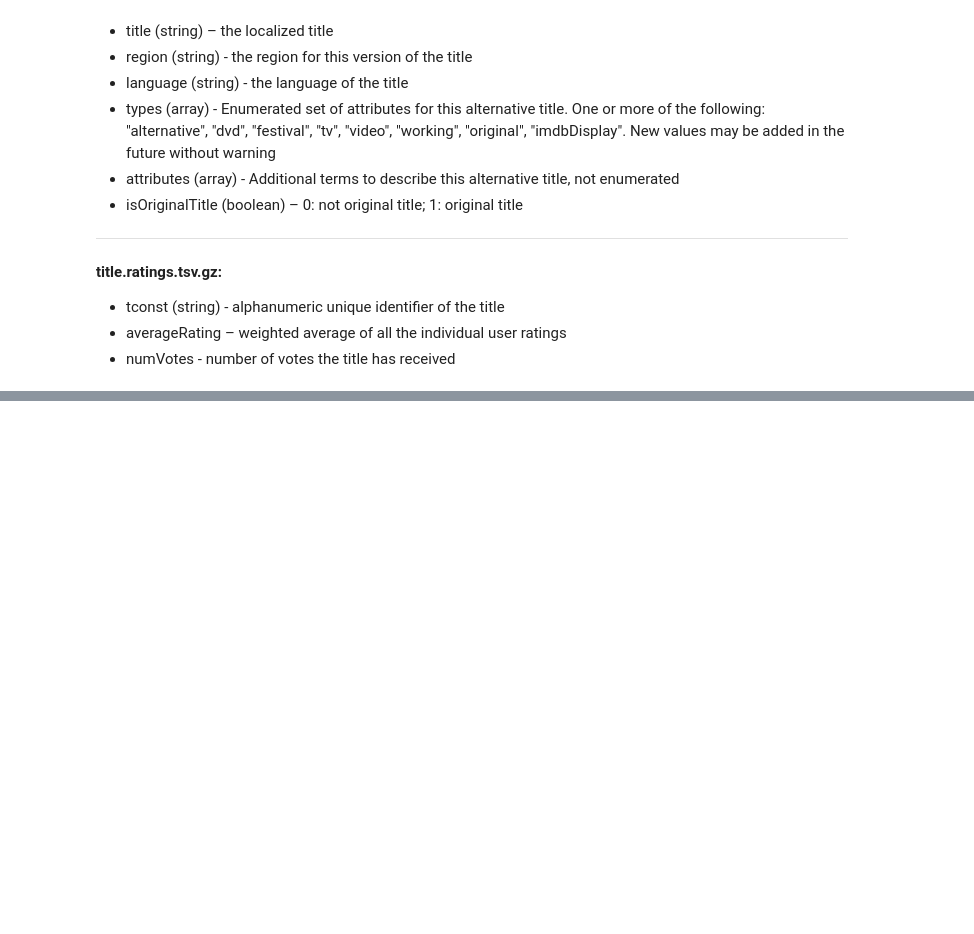
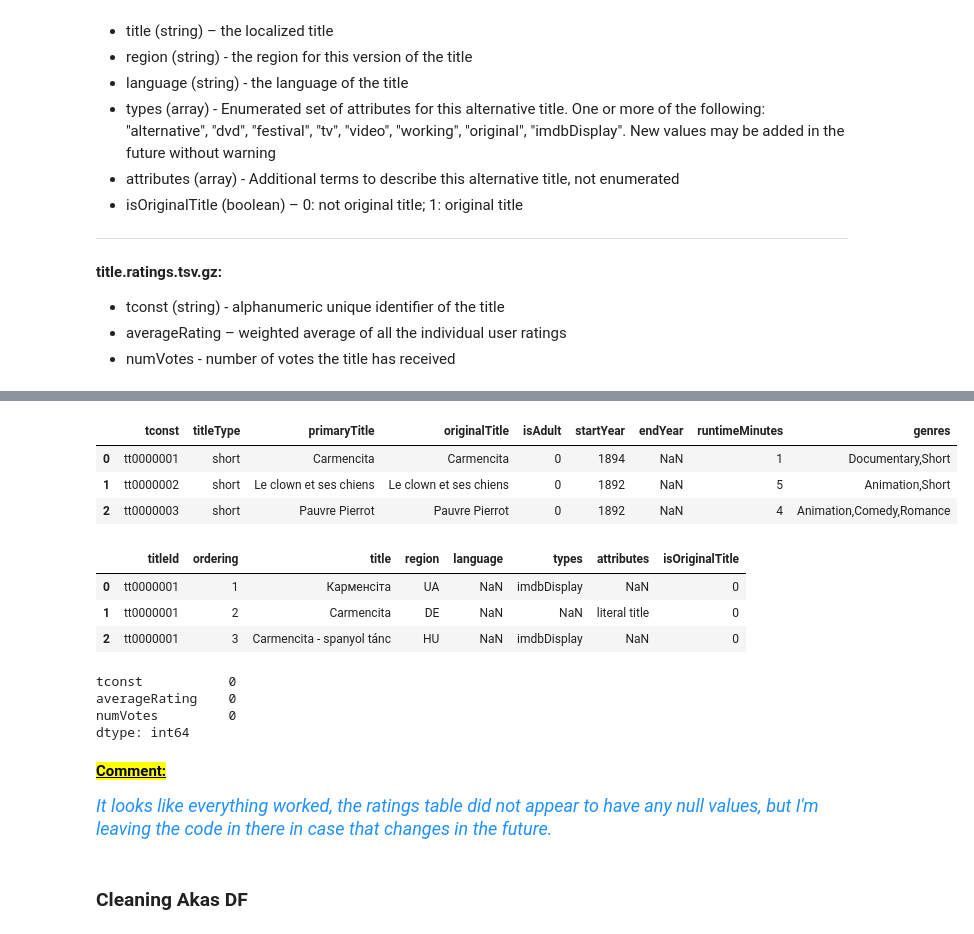
Before and after one commit to CRPeace/Movie_Data_API_Stats_Analysis, a Jupyter notebook: C.Peace_Project_3_Part_1.ipynb, the cells around one changed output, grey strips where cells are left out. Drawn from its saved outputs; the diff is of its cells as text; code cells hidden in the pictures; blank space fills up the shorter version.

```diff
--- a/C.Peace_Project_3_Part_1.ipynb
+++ b/C.Peace_Project_3_Part_1.ipynb
@@ -75,0 +122,32 @@ ratings = "https://datasets.imdbws.com/title.ratings.tsv.gz"
+# %%
+# replacing '\N' with np.nan
+basics = basics.replace('\\N', np.nan).copy()
+akas = akas.replace('\\N', np.nan).copy()
+ratings = ratings.replace('\\N', np.nan).copy()
+# %%
+# confirming changes
+display(basics.head(3), akas.head(3))
+
+# ratings did not appear to have any NaN values
+ratings.isna().sum()
+# %% [output]
+|  | tconst | titleType | primaryTitle | originalTitle | isAdult | startYear | endYear | runtimeMinutes | genres |
+| 0 | tt0000001 | short | Carmencita | Carmencita | 0 | 1894 | NaN | 1 | Documentary,Short |
+| 1 | tt0000002 | short | Le clown et ses chiens | Le clown et ses chiens | 0 | 1892 | NaN | 5 | Animation,Short |
+| 2 | tt0000003 | short | Pauvre Pierrot | Pauvre Pierrot | 0 | 1892 | NaN | 4 | Animation,Comedy,Romance |
+|  | titleId | ordering | title | region | language | types | attributes | isOriginalTitle |
+| 0 | tt0000001 | 1 | Карменсіта | UA | NaN | imdbDisplay | NaN | 0 |
+| 1 | tt0000001 | 2 | Carmencita | DE | NaN | NaN | literal title | 0 |
+| 2 | tt0000001 | 3 | Carmencita - spanyol tánc | HU | NaN | imdbDisplay | NaN | 0 |
+tconst           0
+averageRating    0
+numVotes         0
+dtype: int64
+# %% [markdown]
+<mark><u>**Comment:**</u>
+
+<font color='dodgerblue' size=4><i>
+It looks like everything worked, the ratings table did not appear to have any null values, but I'm leaving the code in there in case that changes in the future.
+</i></font>
+# %% [markdown]
+### Cleaning Akas DF
```
Also changed, not shown: parts of 43 cells of this notebook, 3 other files.
